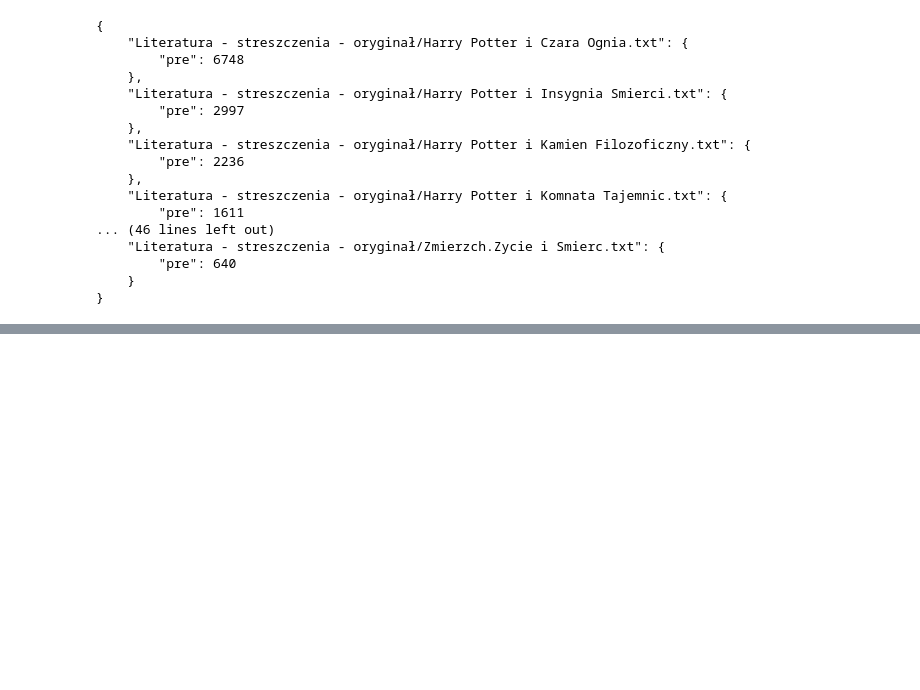
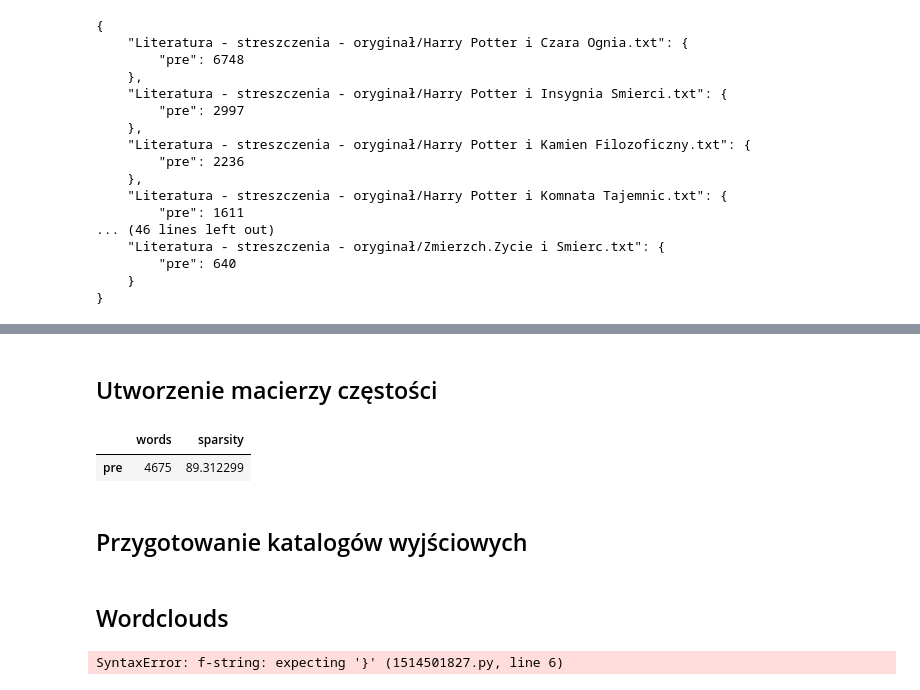
Before and after one commit to bielaczek/TextMining, a Jupyter notebook: text_mining.ipynb, the cells around one changed output, grey strips where cells are left out. Saved outputs shown, nothing was run; the diff lists cells and outputs as text; code cells hidden in the pictures; blank space fills up the shorter version.

```diff
--- a/text_mining.ipynb
+++ b/text_mining.ipynb
@@ -177,0 +223,9 @@ sparsity_tfidf = (1 - (matrix_tfidf.nnz / (matrix_tfidf.shape[0] * matrix_tfidf.
+# %% [markdown]
+## Utworzenie macierzy częstości
+# %%
+documents_df_post = pd.DataFrame.from_dict(documents_dict, orient='index', columns=['content'])
+# %%
+cv = CountVectorizer()
+matrix_tf = cv.fit_transform(documents_df_post['content'])
+tv = TfidfVectorizer()
+matrix_tf = tv.fit_transform(documents_df_post['content'])
@@ -177,0 +234,15 @@ sparsity_tfidf = (1 - (matrix_tfidf.nnz / (matrix_tfidf.shape[0] * matrix_tfidf.
+# %%
+matrices = {
+    'pre': {
+        'words' :matrix_tf.shape[1],
+        'sparsity': sparsity_tf
+    }
+}
+# %%
+matrices = pd.DataFrame.from_dict(matrices, orient='index')
+display(matrices)
+# %% [output]
+|  | words | sparsity |
+| pre | 4675 | 89.312299 |
+# %% [markdown]
+## Przygotowanie katalogów wyjściowych
@@ -177,0 +258,2 @@ sparsity_tfidf = (1 - (matrix_tfidf.nnz / (matrix_tfidf.shape[0] * matrix_tfidf.
+# %% [markdown]
+## Wordclouds
@@ -177,0 +267,10 @@ sparsity_tfidf = (1 - (matrix_tfidf.nnz / (matrix_tfidf.shape[0] * matrix_tfidf.
+# %%
+for index, row in documents_df_pre.iterrows():
+    wordcloud.generate(row['content'])
+    plt.imshow(wordcloud,  interpolation='bilinear')
+    plt.axis('off')
+    plt.title(index.replace('.txt', ''))
+    plt.savefig(f'./wordclouds/pre/{index.replace('.txt', '.png')}')
+    plt.close()
+# %% [output]
+SyntaxError: f-string: expecting '}' (1514501827.py, line 6)
```
Also changed, not shown: parts of 28 cells of this notebook, 20 other files.
